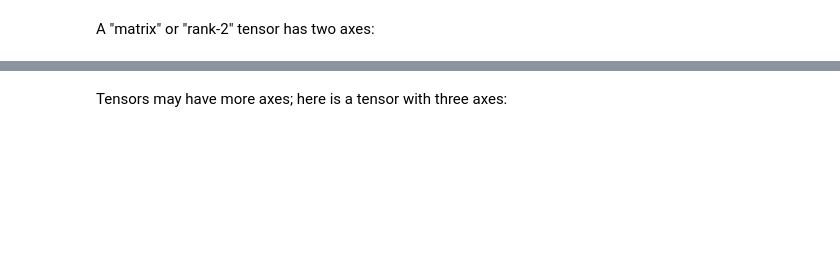
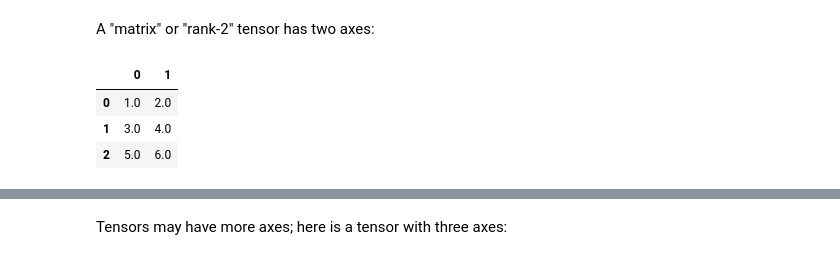
Before and after one commit to tohuuuuu/tensorflow-course, a Jupyter notebook: site/en/guide/tensor.ipynb, the cells around one changed output, grey strips where cells are left out. Cells and saved outputs as stored; diff of their text form; code cells hidden in the pictures; blank space fills up the shorter version.

```diff
--- a/site/en/guide/tensor.ipynb
+++ b/site/en/guide/tensor.ipynb
@@ -65,9 +68,14 @@ A "matrix" or "rank-2" tensor has two axes:
 # %%
 # If you want to be specific, you can set the dtype (see below) at creation time
 rank_2_tensor = tf.constant([[1, 2],
                              [3, 4],
                              [5, 6]], dtype=tf.float16)
-print(rank_2_tensor)
+pd.DataFrame(rank_2_tensor)
+# %% [output]
+|  | 0 | 1 |
+| 0 | 1.0 | 2.0 |
+| 1 | 3.0 | 4.0 |
+| 2 | 5.0 | 6.0 |
 # %% [markdown]
 <table>
 <tr>
```
Also changed, not shown: parts of 7 cells of this notebook.
